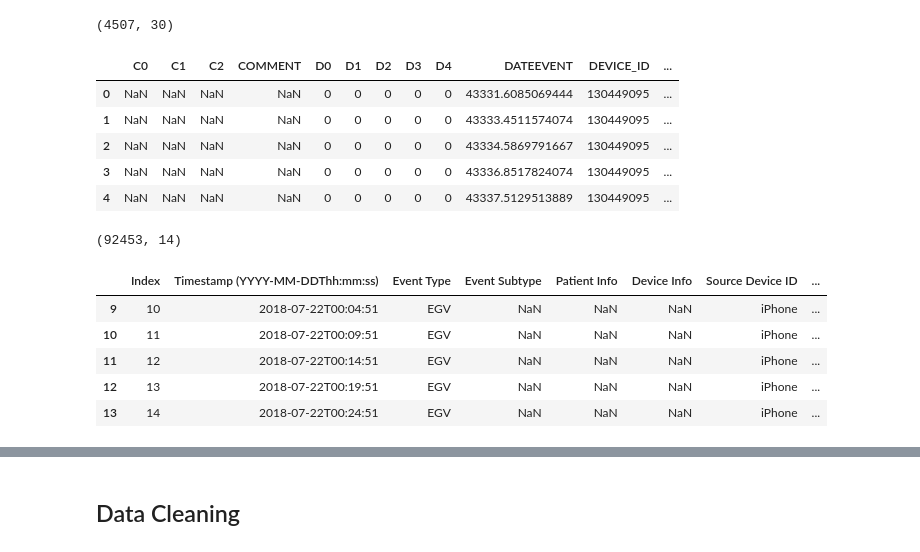
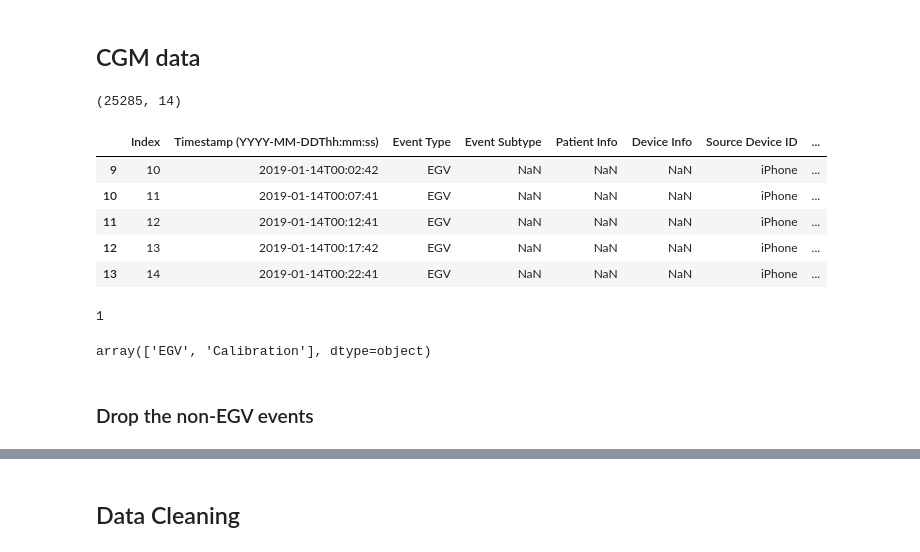
Before and after one commit to diabetes-manager/data-science, a Jupyter notebook: XGB.ipynb, the cells around one changed output, grey strips where cells are left out. Cells and saved outputs as stored; diff of their text form; code cells hidden in the pictures.

Commit message:
Working XGBoost predicting 30-minute into the future

```diff
--- a/XGB.ipynb
+++ b/XGB.ipynb
@@ -1,3 +0,0 @@
-# %%
-import pandas as pd
-pd.set_option('display.max_columns', None)  # Unlimited columns
@@ -8,24 +1,38 @@ from scripts import (
-# %%
-df = load_so_pump()
-print(df.shape)
-df.head()
-# %% [output]
-(4507, 30)
-|  | C0 | C1 | C2 | COMMENT | D0 | D1 | D2 | D3 | D4 | DATEEVENT | DEVICE_ID | ... |
-| 0 | NaN | NaN | NaN | NaN | 0 | 0 | 0 | 0 | 0 | 43331.6085069444 | 130449095 | ... |
-| 1 | NaN | NaN | NaN | NaN | 0 | 0 | 0 | 0 | 0 | 43333.4511574074 | 130449095 | ... |
-| 2 | NaN | NaN | NaN | NaN | 0 | 0 | 0 | 0 | 0 | 43334.5869791667 | 130449095 | ... |
-| 3 | NaN | NaN | NaN | NaN | 0 | 0 | 0 | 0 | 0 | 43336.8517824074 | 130449095 | ... |
-| 4 | NaN | NaN | NaN | NaN | 0 | 0 | 0 | 0 | 0 | 43337.5129513889 | 130449095 | ... |
+# %%
+import numpy as np
+import pandas as pd
+from sklearn.model_selection import GridSearchCV
+from sklearn.metrics import mean_absolute_error
+from xgboost import XGBRegressor
+
+pd.options.display.max_columns = None
+
+from scripts import (
+    load_uci, load_tidepool_dummy,
+    load_so_pump_raw, load_so_pump_clean,
+    load_so_cgm
+)
+# %% [markdown]
+## CGM data
 # %%
-df = load_so_cgm()
-print(df.shape)
-df.head()
+cgm = load_so_cgm()
+print(cgm.shape)
+cgm.head()
 # %% [output]
-(92453, 14)
+(25285, 14)
 |  | Index | Timestamp (YYYY-MM-DDThh:mm:ss) | Event Type | Event Subtype | Patient Info | Device Info | Source Device ID | ... |
-| 9 | 10 | 2018-07-22T00:04:51 | EGV | NaN | NaN | NaN | iPhone | ... |
-| 10 | 11 | 2018-07-22T00:09:51 | EGV | NaN | NaN | NaN | iPhone | ... |
-| 11 | 12 | 2018-07-22T00:14:51 | EGV | NaN | NaN | NaN | iPhone | ... |
-| 12 | 13 | 2018-07-22T00:19:51 | EGV | NaN | NaN | NaN | iPhone | ... |
-| 13 | 14 | 2018-07-22T00:24:51 | EGV | NaN | NaN | NaN | iPhone | ... |
+| 9 | 10 | 2019-01-14T00:02:42 | EGV | NaN | NaN | NaN | iPhone | ... |
+| 10 | 11 | 2019-01-14T00:07:41 | EGV | NaN | NaN | NaN | iPhone | ... |
+| 11 | 12 | 2019-01-14T00:12:41 | EGV | NaN | NaN | NaN | iPhone | ... |
+| 12 | 13 | 2019-01-14T00:17:42 | EGV | NaN | NaN | NaN | iPhone | ... |
+| 13 | 14 | 2019-01-14T00:22:41 | EGV | NaN | NaN | NaN | iPhone | ... |
+# %%
+cgm['Event Subtype'].nunique()
+# %% [output]
+1
+# %%
+cgm['Event Type'].unique()
+# %% [output]
+array(['EGV', 'Calibration'], dtype=object)
+# %% [markdown]
+### Drop the non-EGV events
```
Also changed, not shown: parts of 37 cells of this notebook.
